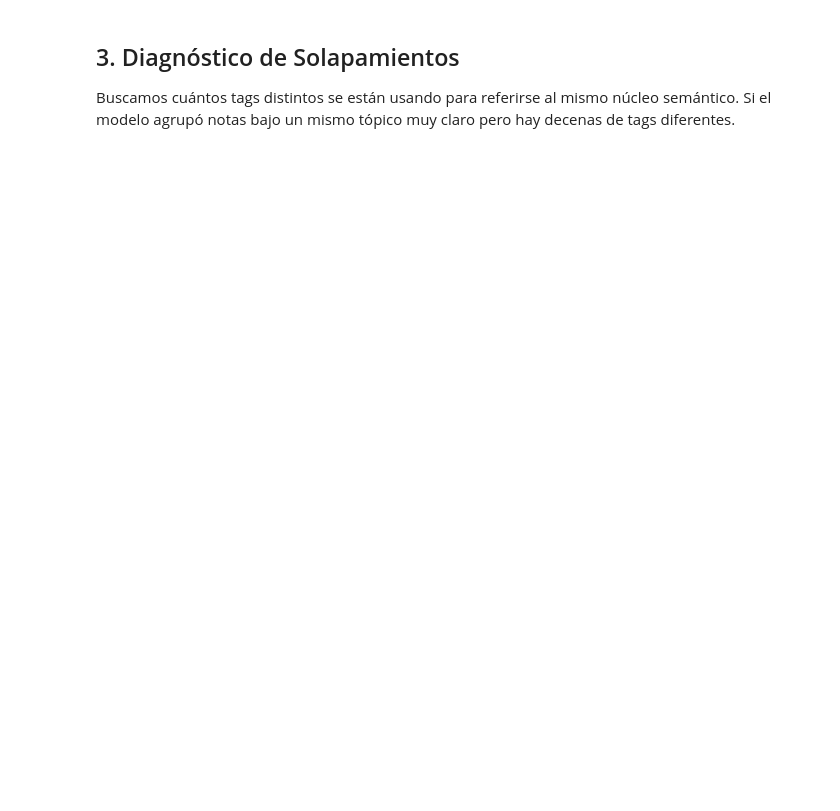
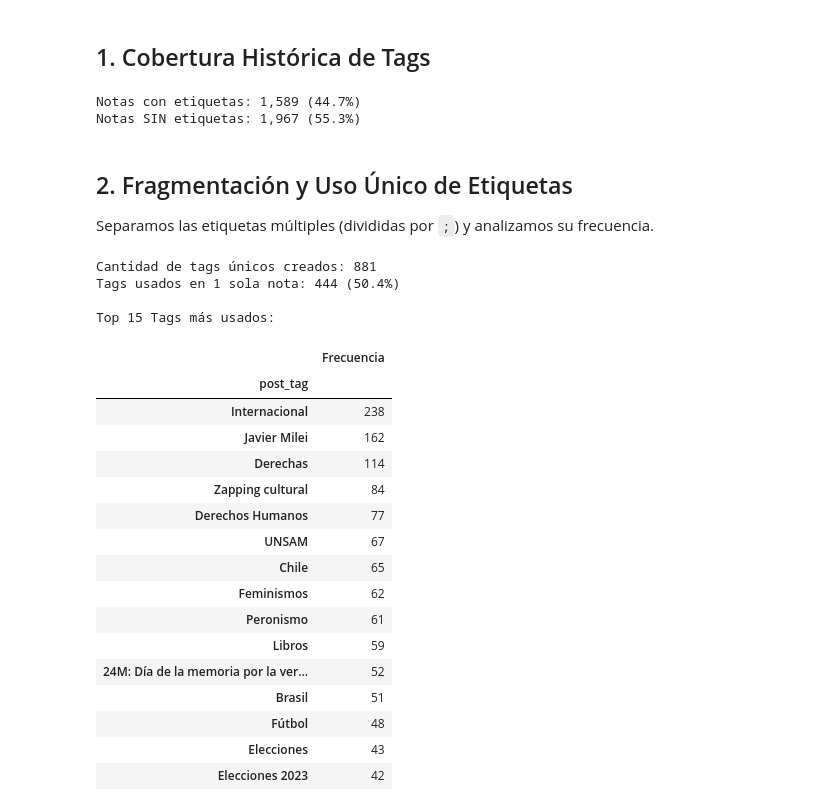
Before and after one commit to MauricioKreszczuk/anfibia-unsam, a Jupyter notebook: notebooks/07.etiquetas.ipynb, the cells around one changed output. Cells and saved outputs as stored; diff of their text form; code cells hidden in the pictures; blank space fills up the shorter version.

```diff
--- a/notebooks/07.etiquetas.ipynb
+++ b/notebooks/07.etiquetas.ipynb
@@ -104,4 +60,18 @@ Total de asignaciones tag-documento: 3,970
-# %% [markdown]
-## 3. Diagnóstico de Solapamientos
-Buscamos cuántos tags distintos se están usando para referirse al mismo núcleo semántico.
-Si el modelo agrupó notas bajo un mismo tópico muy claro pero hay decenas de tags diferentes.
+# %% [markdown]
+## 1. Cobertura Histórica de Tags
+# %%
+total = len(df)
+df["tiene_tag"] = df["post_tag"].notna() & (df["post_tag"].str.strip() != "")
+
+con_tag = df["tiene_tag"].sum()
+sin_tag = total - con_tag
+
+print(f"Notas con etiquetas: {con_tag:,} ({(con_tag/total)*100:.1f}%)")
+print(f"Notas SIN etiquetas: {sin_tag:,} ({(sin_tag/total)*100:.1f}%)")
+
+fig = go.Figure(data=[go.Pie(labels=["Con Tags", "Sin Tags"], values=[con_tag, sin_tag], hole=.4)])
+fig.update_layout(title="Cobertura de Etiquetas en el Archivo", width=500, height=400)
+fig.show()
+# %% [output]
+Notas con etiquetas: 1,589 (44.7%)
+Notas SIN etiquetas: 1,967 (55.3%)
@@ -107,0 +134,45 @@ Si el modelo agrupó notas bajo un mismo tópico muy claro pero hay decenas de t
+# %% [markdown]
+## 2. Fragmentación y Uso Único de Etiquetas
+Separamos las etiquetas múltiples (divididas por `;`) y analizamos su frecuencia.
+# %%
+# Desanidar tags separados por punto y coma
+tags_list = (
+    df["post_tag"]
+    .dropna()
+    .str.split(r";")
+    .explode()
+    .str.strip()
+    .loc[lambda x: x != ""]
+)
+
+tag_counts = tags_list.value_counts()
+tags_unicos = len(tag_counts)
+tags_una_vez = (tag_counts == 1).sum()
+
+print(f"Cantidad de tags únicos creados: {tags_unicos:,}")
+print(f"Tags usados en 1 sola nota: {tags_una_vez:,} ({(tags_una_vez/tags_unicos)*100:.1f}%)")
+
+print("\nTop 15 Tags más usados:")
+display(tag_counts.head(15).to_frame("Frecuencia"))
+# %% [output]
+Cantidad de tags únicos creados: 881
+Tags usados en 1 sola nota: 444 (50.4%)
+
+Top 15 Tags más usados:
+|  | Frecuencia |
+| post_tag |  |
+| Internacional | 238 |
+| Javier Milei | 162 |
+| Derechas | 114 |
+| Zapping cultural | 84 |
+| Derechos Humanos | 77 |
+| UNSAM | 67 |
+| Chile | 65 |
+| Feminismos | 62 |
+| Peronismo | 61 |
+| Libros | 59 |
+| 24M: Día de la memoria por la ver... | 52 |
+| Brasil | 51 |
+| Fútbol | 48 |
+| Elecciones | 43 |
+| Elecciones 2023 | 42 |
```
Also changed, not shown: parts of 18 cells of this notebook.
